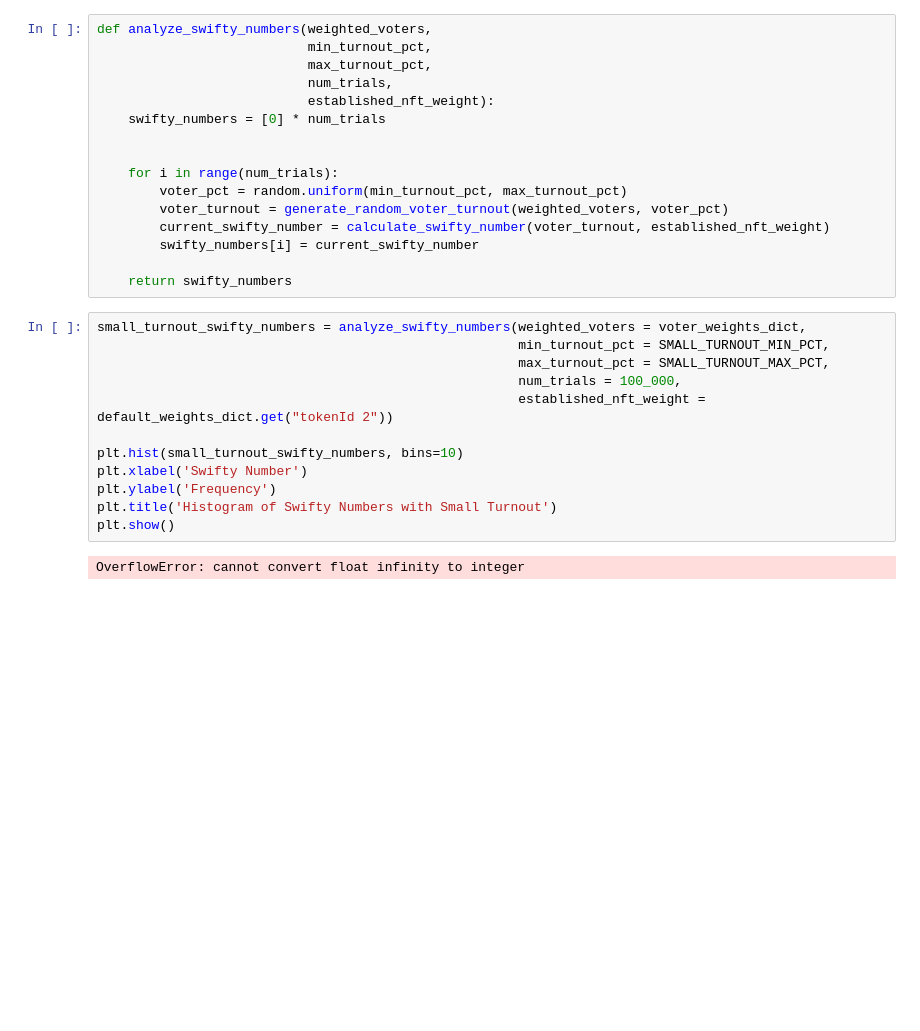
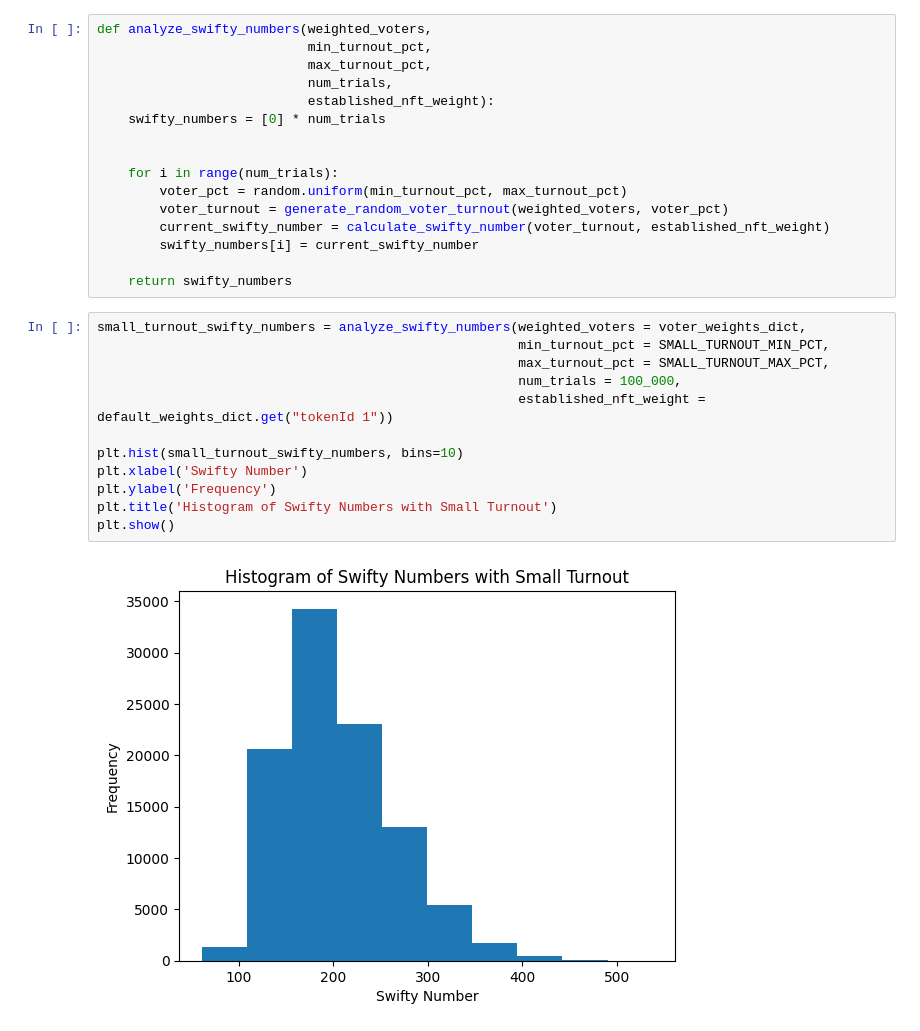
Before and after one commit to andrew-octopus/basic-voting-calc, a Jupyter notebook: experiments/experiment_2b-reweighting-june-19-data.ipynb, the cells around one changed output. Saved outputs shown, nothing was run; the diff lists cells and outputs as text; blank space fills up the shorter version.

```diff
--- a/experiments/experiment_2b-reweighting-june-19-data.ipynb
+++ b/experiments/experiment_2b-reweighting-june-19-data.ipynb
@@ -746,17 +712,17 @@ def analyze_swifty_numbers(weighted_voters,
 # %%
 small_turnout_swifty_numbers = analyze_swifty_numbers(weighted_voters = voter_weights_dict,
                                                       min_turnout_pct = SMALL_TURNOUT_MIN_PCT,
                                                       max_turnout_pct = SMALL_TURNOUT_MAX_PCT,
                                                       num_trials = 100_000,
-                                                      established_nft_weight = default_weights_dict.get("tokenId 2"))
+                                                      established_nft_weight = default_weights_dict.get("tokenId 1"))
 
 plt.hist(small_turnout_swifty_numbers, bins=10)
 plt.xlabel('Swifty Number')
 plt.ylabel('Frequency')
 plt.title('Histogram of Swifty Numbers with Small Turnout')
 plt.show()
 # %% [output]
-OverflowError: cannot convert float infinity to integer
+[figure, added]
 # %%
 medium_turnout_swifty_numbers = analyze_swifty_numbers(weighted_voters = voter_weights_dict,
                                                       min_turnout_pct = MEDIUM_TURNOUT_MIN_PCT,
```
Also changed, not shown: parts of 25 cells of this notebook, 1 other file.
